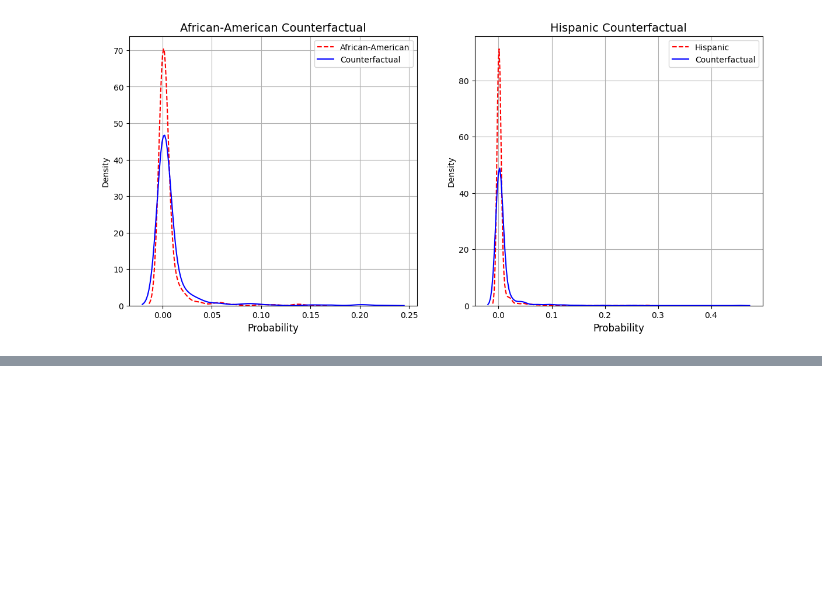
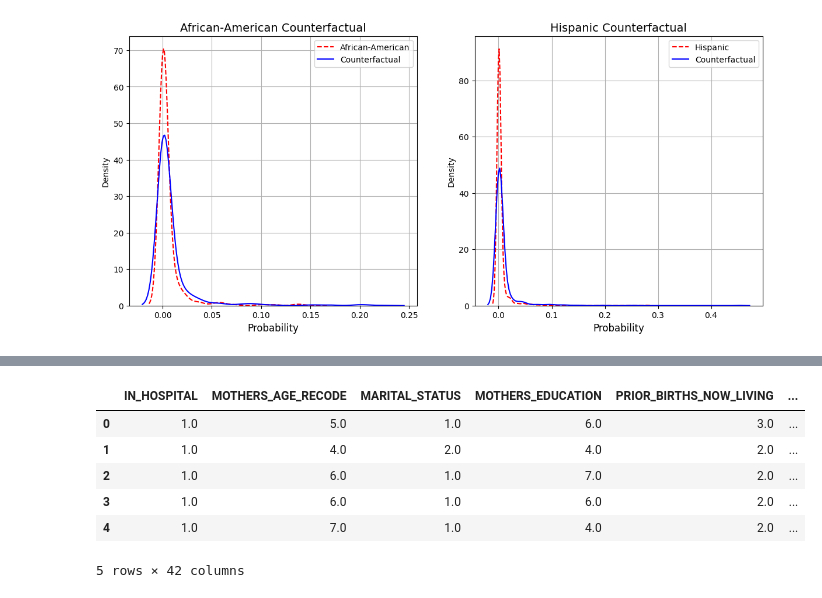
Before and after one commit to chess10kp/compass, a Jupyter notebook: vbac.ipynb, the cells around one changed output, grey strips where cells are left out. Cells and saved outputs as stored; diff of their text form; code cells hidden in the pictures; blank space fills up the shorter version.

```diff
--- a/vbac.ipynb
+++ b/vbac.ipynb
@@ -99,0 +163,13 @@ plt.show()
+# %%
+# rename cols
+X = X.rename(columns={"FACILITY_RECODE": "IN_HOSPITAL"})
+X['IN_HOSPITAL'] = X['IN_HOSPITAL'].apply(lambda x: x if x==1 else 0)
+X.head()
+# %% [output]
+|  | IN_HOSPITAL | MOTHERS_AGE_RECODE | MARITAL_STATUS | MOTHERS_EDUCATION | PRIOR_BIRTHS_NOW_LIVING | ... |
+| 0 | 1.0 | 5.0 | 1.0 | 6.0 | 3.0 | ... |
+| 1 | 1.0 | 4.0 | 2.0 | 4.0 | 2.0 | ... |
+| 2 | 1.0 | 6.0 | 1.0 | 7.0 | 2.0 | ... |
+| 3 | 1.0 | 6.0 | 1.0 | 6.0 | 2.0 | ... |
+| 4 | 1.0 | 7.0 | 1.0 | 4.0 | 2.0 | ... |
+5 rows × 42 columns
```
Also changed, not shown: parts of 6 cells of this notebook, 3 other files.
